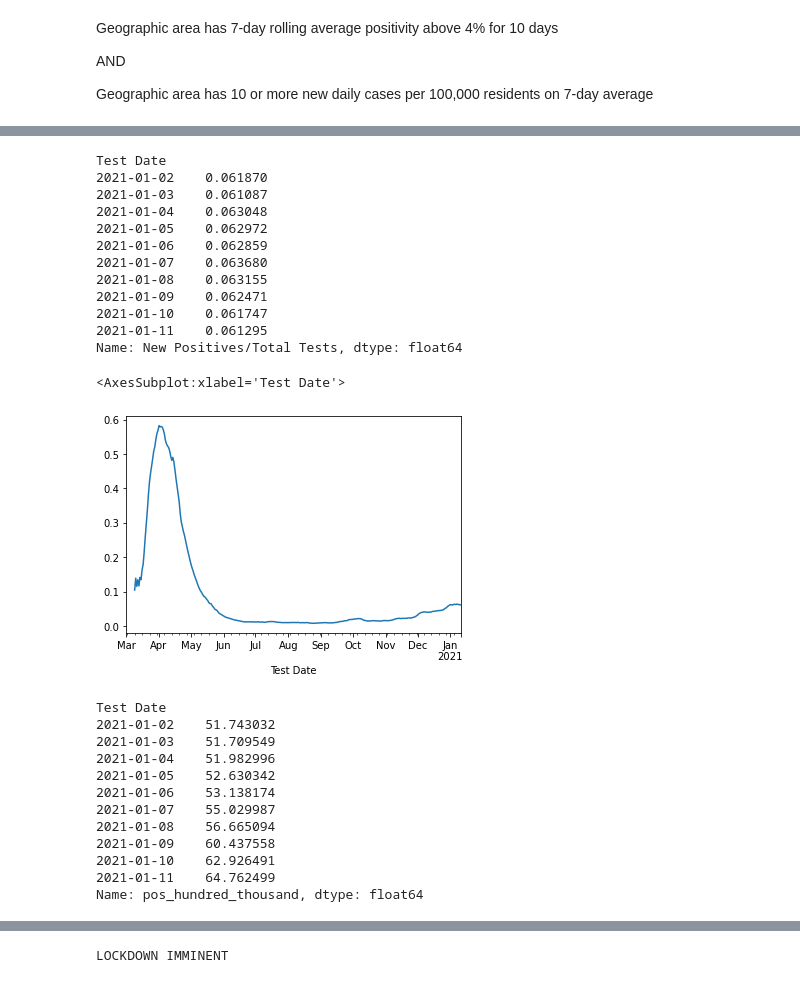
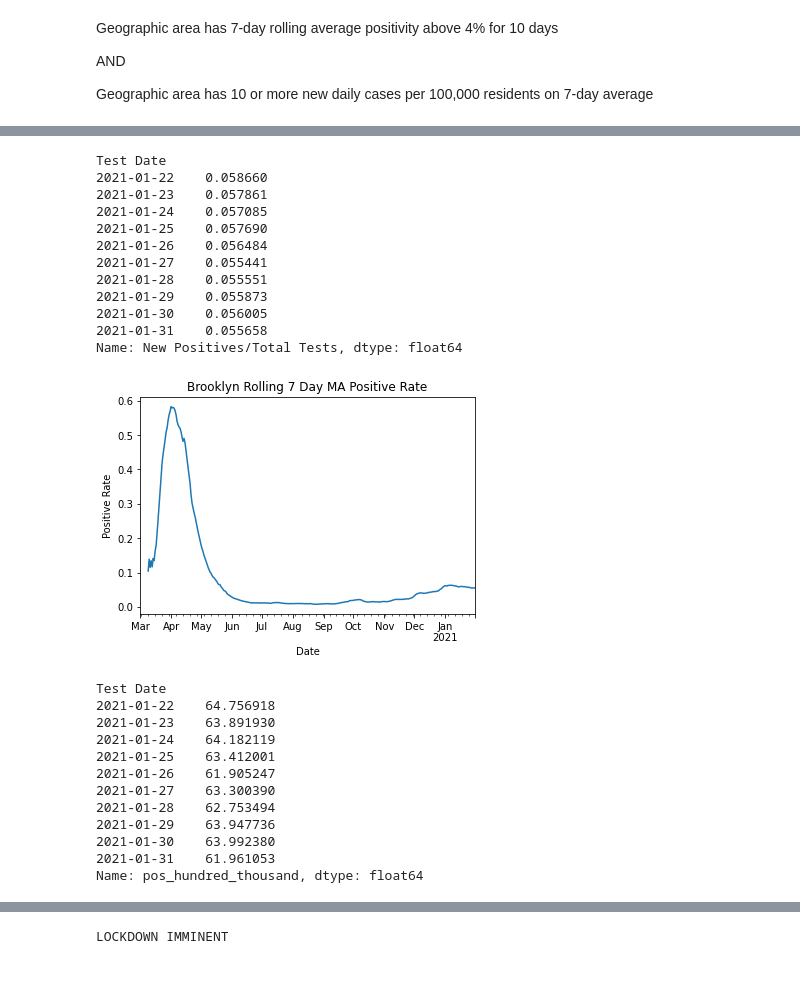
Before and after one commit to jared-m-murphy/Portfolio, a Jupyter notebook: Covid/NYC_COVID_POS.ipynb, the cells around one changed output, grey strips where cells are left out. Saved outputs shown, nothing was run; the diff lists cells and outputs as text; code cells hidden in the pictures.

```diff
--- a/Covid/NYC_COVID_POS.ipynb
+++ b/Covid/NYC_COVID_POS.ipynb
@@ -3,4 +7,6 @@ import pandas as pd
 import matplotlib.pyplot as plt
 import numpy as np
 # %%
-df=pd.read_csv('https://health.data.ny.gov/api/views/xdss-u53e/rows.csv?accessType=DOWNLOAD',parse_dates=['Test Date'])
+df=pd.read_csv('https://health.data.ny.gov/api/views/xdss-u53e/rows.csv?accessType=DOWNLOAD',
+               parse_dates=['Test Date'])
+df=df.groupby(['County','Test Date']).sum()
@@ -536,34 +576,37 @@ brooklyn.tail(14)
 brooklyn['New Positives/Total Tests'].rolling(7).mean().tail(10)
 # %% [output]
 Test Date
-2021-01-02    0.061870
-2021-01-03    0.061087
-2021-01-04    0.063048
-2021-01-05    0.062972
-2021-01-06    0.062859
-2021-01-07    0.063680
-2021-01-08    0.063155
-2021-01-09    0.062471
-2021-01-10    0.061747
-2021-01-11    0.061295
+2021-01-22    0.058660
+2021-01-23    0.057861
+2021-01-24    0.057085
+2021-01-25    0.057690
+2021-01-26    0.056484
+2021-01-27    0.055441
+2021-01-28    0.055551
+2021-01-29    0.055873
+2021-01-30    0.056005
+2021-01-31    0.055658
 Name: New Positives/Total Tests, dtype: float64
 # %%
 brooklyn['New Positives/Total Tests'].rolling(7).mean().plot()
+plt.title('Brooklyn Rolling 7 Day MA Positive Rate')
+plt.xlabel('Date')
+plt.ylabel('Positive Rate')
+plt.show()
 # %% [output]
-<AxesSubplot:xlabel='Test Date'>
-[figure, old version]
+[figure, new version]
 # %%
 brooklyn['pos_hundred_thousand'].rolling(7).mean().tail(10)
 # %% [output]
 Test Date
-2021-01-02    51.743032
-2021-01-03    51.709549
-2021-01-04    51.982996
-2021-01-05    52.630342
-2021-01-06    53.138174
-2021-01-07    55.029987
-2021-01-08    56.665094
-2021-01-09    60.437558
-2021-01-10    62.926491
-2021-01-11    64.762499
+2021-01-22    64.756918
+2021-01-23    63.891930
+2021-01-24    64.182119
+2021-01-25    63.412001
+2021-01-26    61.905247
+2021-01-27    63.300390
+2021-01-28    62.753494
+2021-01-29    63.947736
+2021-01-30    63.992380
+2021-01-31    61.961053
 Name: pos_hundred_thousand, dtype: float64
```
Also changed, not shown: parts of 54 cells of this notebook.
